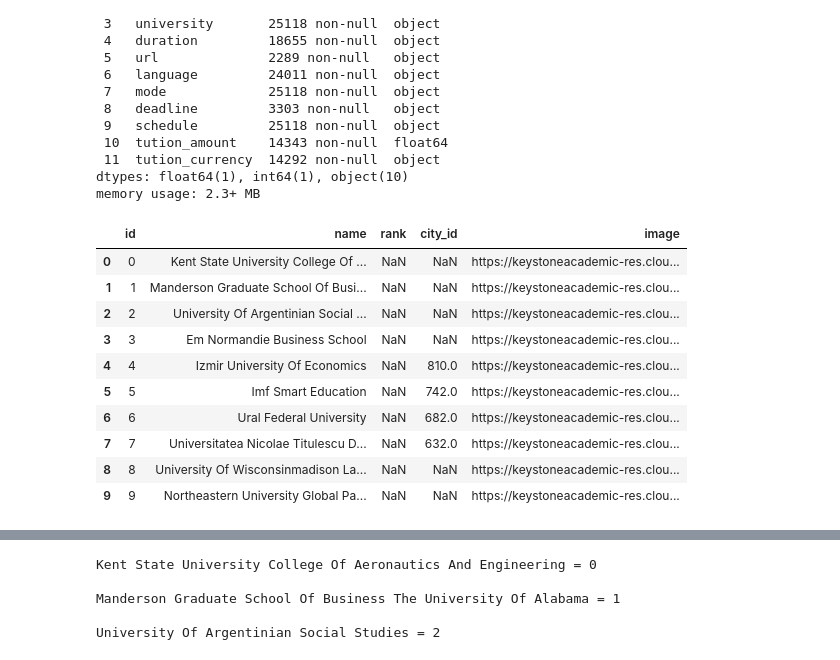
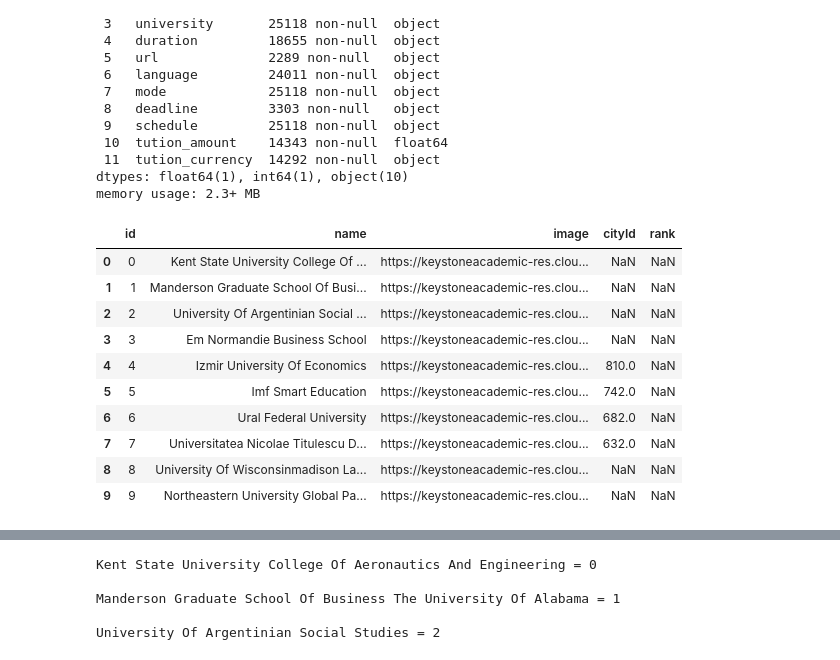
Before and after one commit to PicoloGroup/DB-FindMyMasters, a Jupyter notebook: data-version2/final_version/FinalizeMasterPrograms.ipynb, the cells around one changed output, grey strips where cells are left out. Drawn from its saved outputs; the diff is of its cells as text; code cells hidden in the pictures.

```diff
--- a/data-version2/final_version/FinalizeMasterPrograms.ipynb
+++ b/data-version2/final_version/FinalizeMasterPrograms.ipynb
@@ -66,19 +66,19 @@ masters_prev = masters_prev.fillna("NULL")
 # %%
 
 # here a dummiest idea. we will find university from name and get id from finalized universities data
 # there can be many ideal and good solution but not enough time sorry to me.
 
-final_universities = pd.read_csv("./universities.csv")
+final_universities = pd.read_csv("./universities_pg.csv")
 final_universities.head(10)
 # %% [output]
-|  | id | name | rank | city_id | image |
-| 0 | 0 | Kent State University College Of ... | NaN | NaN | https://keystoneacademic-res.clou... |
-| 1 | 1 | Manderson Graduate School Of Busi... | NaN | NaN | https://keystoneacademic-res.clou... |
-| 2 | 2 | University Of Argentinian Social ... | NaN | NaN | https://keystoneacademic-res.clou... |
-| 3 | 3 | Em Normandie Business School | NaN | NaN | https://keystoneacademic-res.clou... |
-| 4 | 4 | Izmir University Of Economics | NaN | 810.0 | https://keystoneacademic-res.clou... |
-| 5 | 5 | Imf Smart Education | NaN | 742.0 | https://keystoneacademic-res.clou... |
-| 6 | 6 | Ural Federal University | NaN | 682.0 | https://keystoneacademic-res.clou... |
-| 7 | 7 | Universitatea Nicolae Titulescu D... | NaN | 632.0 | https://keystoneacademic-res.clou... |
-| 8 | 8 | University Of Wisconsinmadison La... | NaN | NaN | https://keystoneacademic-res.clou... |
-| 9 | 9 | Northeastern University Global Pa... | NaN | NaN | https://keystoneacademic-res.clou... |
+|  | id | name | image | cityId | rank |
+| 0 | 0 | Kent State University College Of ... | https://keystoneacademic-res.clou... | NaN | NaN |
+| 1 | 1 | Manderson Graduate School Of Busi... | https://keystoneacademic-res.clou... | NaN | NaN |
+| 2 | 2 | University Of Argentinian Social ... | https://keystoneacademic-res.clou... | NaN | NaN |
+| 3 | 3 | Em Normandie Business School | https://keystoneacademic-res.clou... | NaN | NaN |
+| 4 | 4 | Izmir University Of Economics | https://keystoneacademic-res.clou... | 810.0 | NaN |
+| 5 | 5 | Imf Smart Education | https://keystoneacademic-res.clou... | 742.0 | NaN |
+| 6 | 6 | Ural Federal University | https://keystoneacademic-res.clou... | 682.0 | NaN |
+| 7 | 7 | Universitatea Nicolae Titulescu D... | https://keystoneacademic-res.clou... | 632.0 | NaN |
+| 8 | 8 | University Of Wisconsinmadison La... | https://keystoneacademic-res.clou... | NaN | NaN |
+| 9 | 9 | Northeastern University Global Pa... | https://keystoneacademic-res.clou... | NaN | NaN |
```
Also changed, not shown: parts of 6 cells of this notebook, 9 other files.
